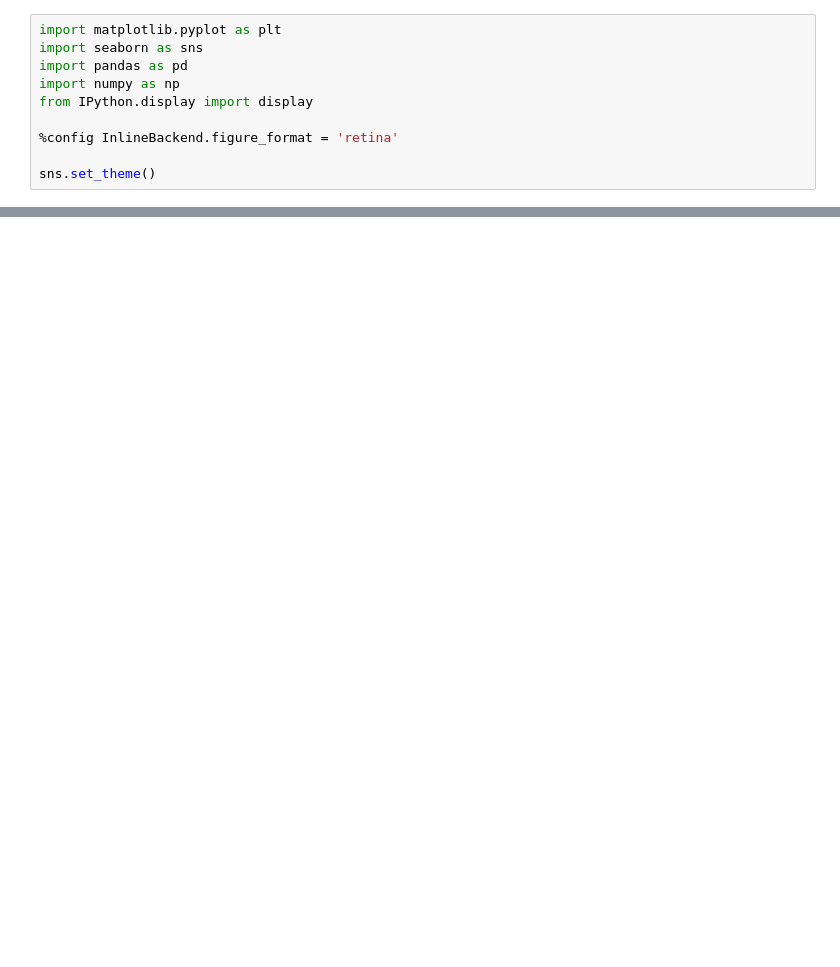
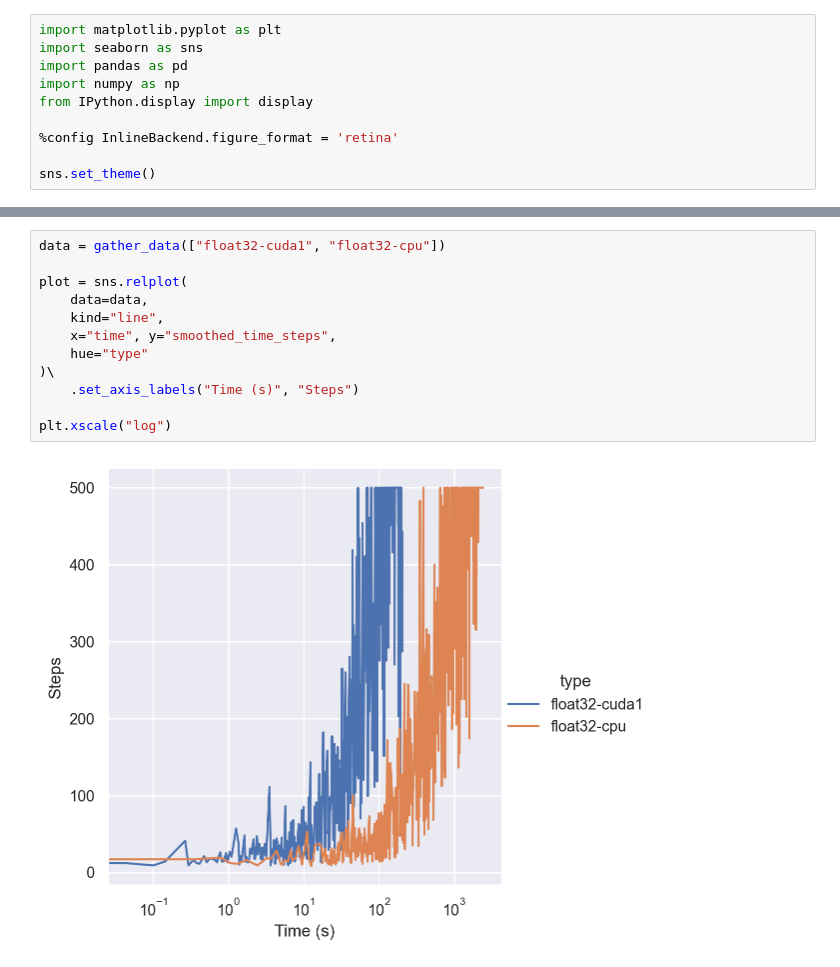
Before and after one commit to b0kch01/QuantizeRL, a Jupyter notebook: cart_pole/visualization.ipynb, the cells around one changed output, grey strips where cells are left out. Cells and saved outputs as stored; diff of their text form; blank space fills up the shorter version.

```diff
--- a/cart_pole/visualization.ipynb
+++ b/cart_pole/visualization.ipynb
@@ -32,0 +116,14 @@ ValueError: Length of tuple vectors must match length of `data` when both are us
+# %%
+data = gather_data(["float32-cuda1", "float32-cpu"])
+
+plot = sns.relplot(
+    data=data,
+    kind="line",
+    x="time", y="smoothed_time_steps",
+    hue="type"
+)\
+    .set_axis_labels("Time (s)", "Steps")
+
+plt.xscale("log")
+# %% [output]
+[figure, added]
```
Also changed, not shown: parts of 8 cells of this notebook, 27 other files.
